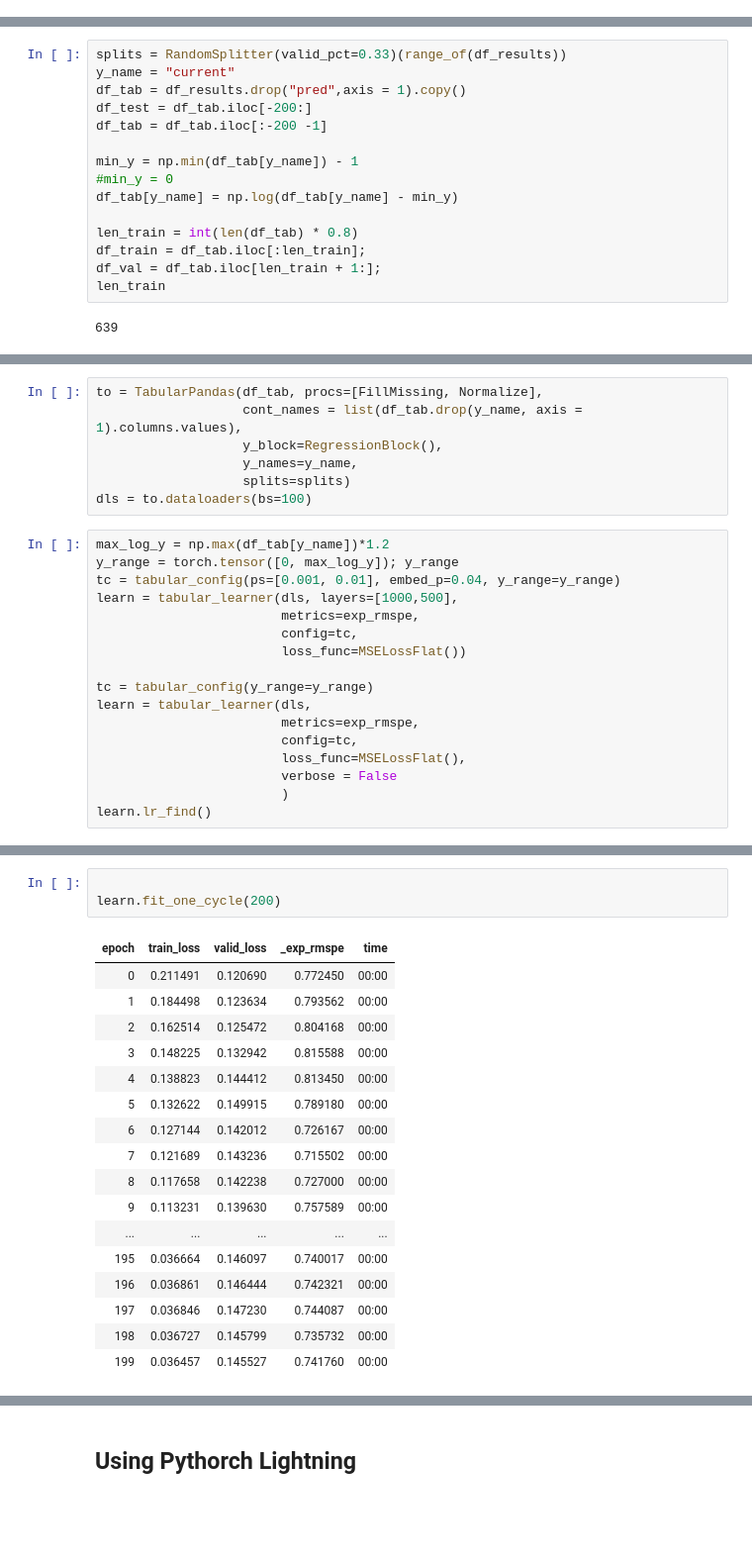
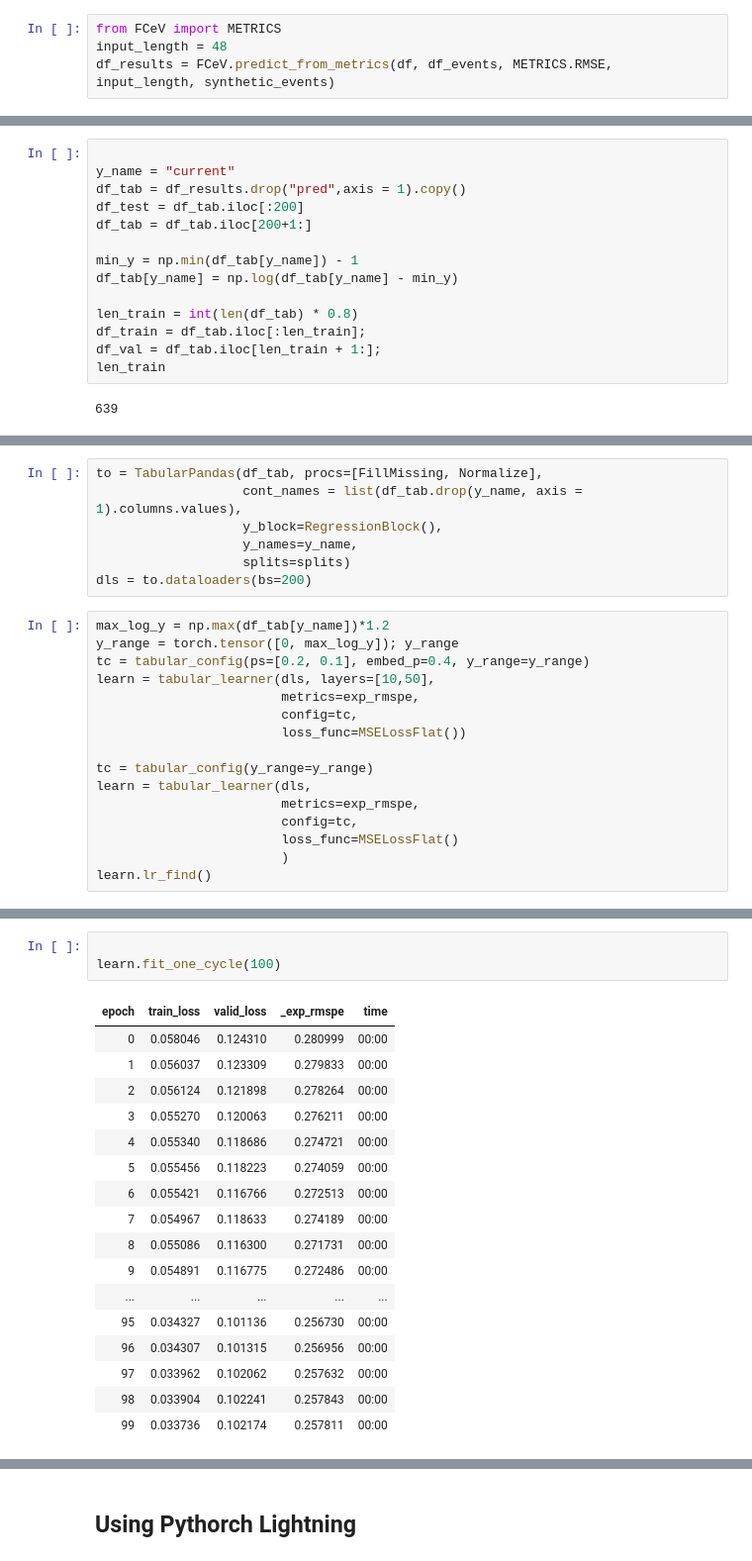
Before and after one commit to carloscanodomingo/NeuralProphetEQ, a Jupyter notebook: notebooks/testing_FCeVDarts.ipynb, the cells around one changed output, grey strips where cells are left out. Shown at 99% size. Drawn from its saved outputs; the diff is of its cells as text; blank space fills up the shorter version.

```diff
--- a/notebooks/testing_FCeVDarts.ipynb
+++ b/notebooks/testing_FCeVDarts.ipynb
@@ -554,0 +465,4 @@ Index([68.0, 70.0, 72.0, 74.0, 76.0, 78.0, 80.0, 'pred', 'current'], dtype='obje
+# %%
+from FCeV import METRICS
+input_length = 48
+df_results = FCeV.predict_from_metrics(df, df_events, METRICS.RMSE, input_length, synthetic_events)
@@ -712,12 +815,11 @@ NameError: name 'df_tab' is not defined
 # %%
-splits = RandomSplitter(valid_pct=0.33)(range_of(df_results))
+
 y_name = "current"
 df_tab = df_results.drop("pred",axis = 1).copy()
-df_test = df_tab.iloc[-200:]
-df_tab = df_tab.iloc[:-200 -1]
+df_test = df_tab.iloc[:200]
+df_tab = df_tab.iloc[200+1:]
 
 min_y = np.min(df_tab[y_name]) - 1
-#min_y = 0
 df_tab[y_name] = np.log(df_tab[y_name] - min_y)
 
 len_train = int(len(df_tab) * 0.8)
@@ -738,12 +836,12 @@ to = TabularPandas(df_tab, procs=[FillMissing, Normalize],
                    y_block=RegressionBlock(),
                    y_names=y_name,
                    splits=splits)
-dls = to.dataloaders(bs=100)
+dls = to.dataloaders(bs=200)
 # %%
 max_log_y = np.max(df_tab[y_name])*1.2
 y_range = torch.tensor([0, max_log_y]); y_range
-tc = tabular_config(ps=[0.001, 0.01], embed_p=0.04, y_range=y_range)
-learn = tabular_learner(dls, layers=[1000,500],
+tc = tabular_config(ps=[0.2, 0.1], embed_p=0.4, y_range=y_range)
+learn = tabular_learner(dls, layers=[10,50],
                         metrics=exp_rmspe,
                         config=tc,
                         loss_func=MSELossFlat())
@@ -752,8 +850,7 @@ tc = tabular_config(y_range=y_range)
 learn = tabular_learner(dls,
                         metrics=exp_rmspe,
                         config=tc,
-                        loss_func=MSELossFlat(),
-                        verbose = False
+                        loss_func=MSELossFlat()
                         )
 learn.lr_find()
 # %% [output]
@@ -761,24 +860,24 @@ TypeError: __init__() got an unexpected keyword argument 'verbose'
 # %%
 
-learn.fit_one_cycle(200)
+learn.fit_one_cycle(100)
 # %% [output]
 | epoch | train_loss | valid_loss | _exp_rmspe | time |
-| 0 | 0.211491 | 0.120690 | 0.772450 | 00:00 |
-| 1 | 0.184498 | 0.123634 | 0.793562 | 00:00 |
-| 2 | 0.162514 | 0.125472 | 0.804168 | 00:00 |
-| 3 | 0.148225 | 0.132942 | 0.815588 | 00:00 |
-| 4 | 0.138823 | 0.144412 | 0.813450 | 00:00 |
-| 5 | 0.132622 | 0.149915 | 0.789180 | 00:00 |
-| 6 | 0.127144 | 0.142012 | 0.726167 | 00:00 |
-| 7 | 0.121689 | 0.143236 | 0.715502 | 00:00 |
-| 8 | 0.117658 | 0.142238 | 0.727000 | 00:00 |
-| 9 | 0.113231 | 0.139630 | 0.757589 | 00:00 |
+| 0 | 0.058046 | 0.124310 | 0.280999 | 00:00 |
+| 1 | 0.056037 | 0.123309 | 0.279833 | 00:00 |
+| 2 | 0.056124 | 0.121898 | 0.278264 | 00:00 |
+| 3 | 0.055270 | 0.120063 | 0.276211 | 00:00 |
+| 4 | 0.055340 | 0.118686 | 0.274721 | 00:00 |
+| 5 | 0.055456 | 0.118223 | 0.274059 | 00:00 |
+| 6 | 0.055421 | 0.116766 | 0.272513 | 00:00 |
+| 7 | 0.054967 | 0.118633 | 0.274189 | 00:00 |
+| 8 | 0.055086 | 0.116300 | 0.271731 | 00:00 |
+| 9 | 0.054891 | 0.116775 | 0.272486 | 00:00 |
 | ... | ... | ... | ... | ... |
-| 195 | 0.036664 | 0.146097 | 0.740017 | 00:00 |
-| 196 | 0.036861 | 0.146444 | 0.742321 | 00:00 |
-| 197 | 0.036846 | 0.147230 | 0.744087 | 00:00 |
-| 198 | 0.036727 | 0.145799 | 0.735732 | 00:00 |
-| 199 | 0.036457 | 0.145527 | 0.741760 | 00:00 |
+| 95 | 0.034327 | 0.101136 | 0.256730 | 00:00 |
+| 96 | 0.034307 | 0.101315 | 0.256956 | 00:00 |
+| 97 | 0.033962 | 0.102062 | 0.257632 | 00:00 |
+| 98 | 0.033904 | 0.102241 | 0.257843 | 00:00 |
+| 99 | 0.033736 | 0.102174 | 0.257811 | 00:00 |
 # %%
 dl = learn.dls.test_dl(df_test)
 raw_test_preds = learn.get_preds(dl=dl)
```
Also changed, not shown: parts of 45 cells of this notebook, 3 other files.
